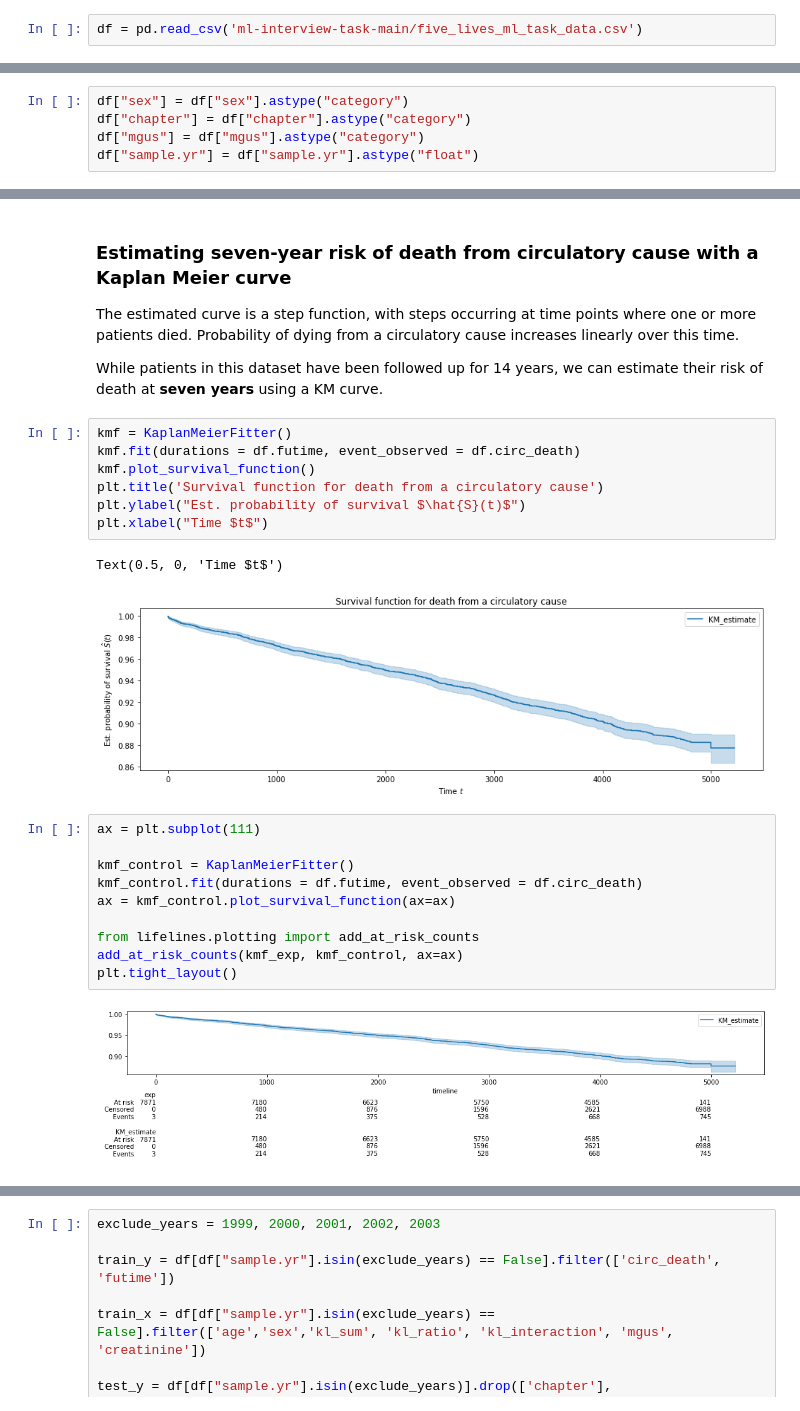
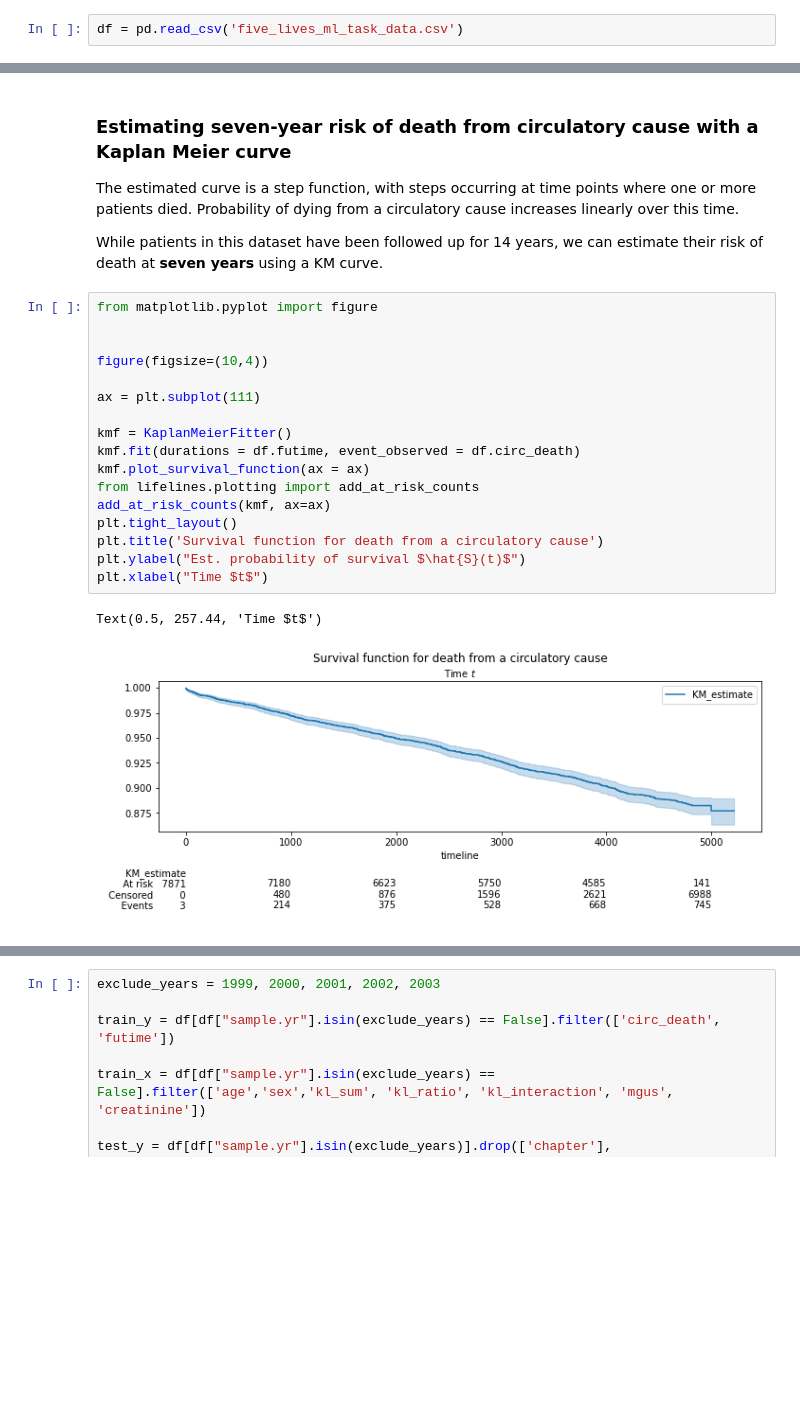
Before and after one commit to jessica-irving/risk-of-circulatory-death-7yrs, a Jupyter notebook: Risk_of_death_7yr_from_circulatory.ipynb, the cells around one changed output, grey strips where cells are left out. Saved outputs shown, nothing was run; the diff lists cells and outputs as text; blank space fills up the shorter version.

```diff
--- a/Risk_of_death_7yr_from_circulatory.ipynb
+++ b/Risk_of_death_7yr_from_circulatory.ipynb
@@ -34,3 +33,3 @@ from sksurv.linear_model import CoxPHSurvivalAnalysis, CoxnetSurvivalAnalysis
 # %%
-df = pd.read_csv('ml-interview-task-main/five_lives_ml_task_data.csv')
+df = pd.read_csv('five_lives_ml_task_data.csv')
 # %% [markdown]
@@ -169,5 +180,0 @@ df.corr()
-# %%
-df["sex"] = df["sex"].astype("category")
-df["chapter"] = df["chapter"].astype("category")
-df["mgus"] = df["mgus"].astype("category")
-df["sample.yr"] = df["sample.yr"].astype("float")
@@ -209,26 +216,24 @@ The estimated curve is a step function, with steps occurring at time points wher
 
 While patients in this dataset have been followed up for 14 years, we can estimate their risk of death at **seven years** using a KM curve.
 # %%
+from matplotlib.pyplot import figure
+
+
+figure(figsize=(10,4))
+
+ax = plt.subplot(111)
+
 kmf = KaplanMeierFitter()
 kmf.fit(durations = df.futime, event_observed = df.circ_death)
-kmf.plot_survival_function()
+kmf.plot_survival_function(ax = ax)
+from lifelines.plotting import add_at_risk_counts
+add_at_risk_counts(kmf, ax=ax)
+plt.tight_layout()
 plt.title('Survival function for death from a circulatory cause')
 plt.ylabel("Est. probability of survival $\hat{S}(t)$")
 plt.xlabel("Time $t$")
 # %% [output]
-Text(0.5, 0, 'Time $t$')
+Text(0.5, 257.44, 'Time $t$')
-[figure, old version]
+[figure, new version]
-# %%
-ax = plt.subplot(111)
-
-kmf_control = KaplanMeierFitter()
-kmf_control.fit(durations = df.futime, event_observed = df.circ_death)
-ax = kmf_control.plot_survival_function(ax=ax)
-
-from lifelines.plotting import add_at_risk_counts
-add_at_risk_counts(kmf_exp, kmf_control, ax=ax)
-plt.tight_layout()
-# %% [output]
-[figure, removed]
 # %% [markdown]
 ##### How does death from a circulatory cause compare with other causes of death?
```
Also changed, not shown: parts of 48 cells of this notebook.
